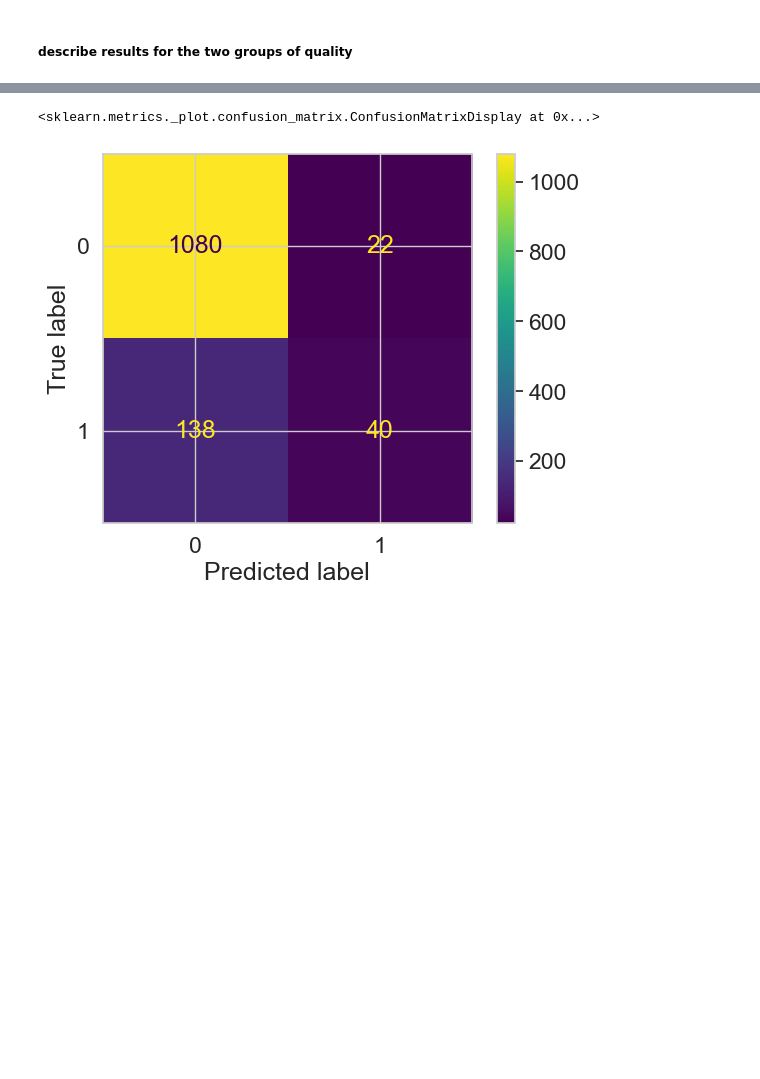
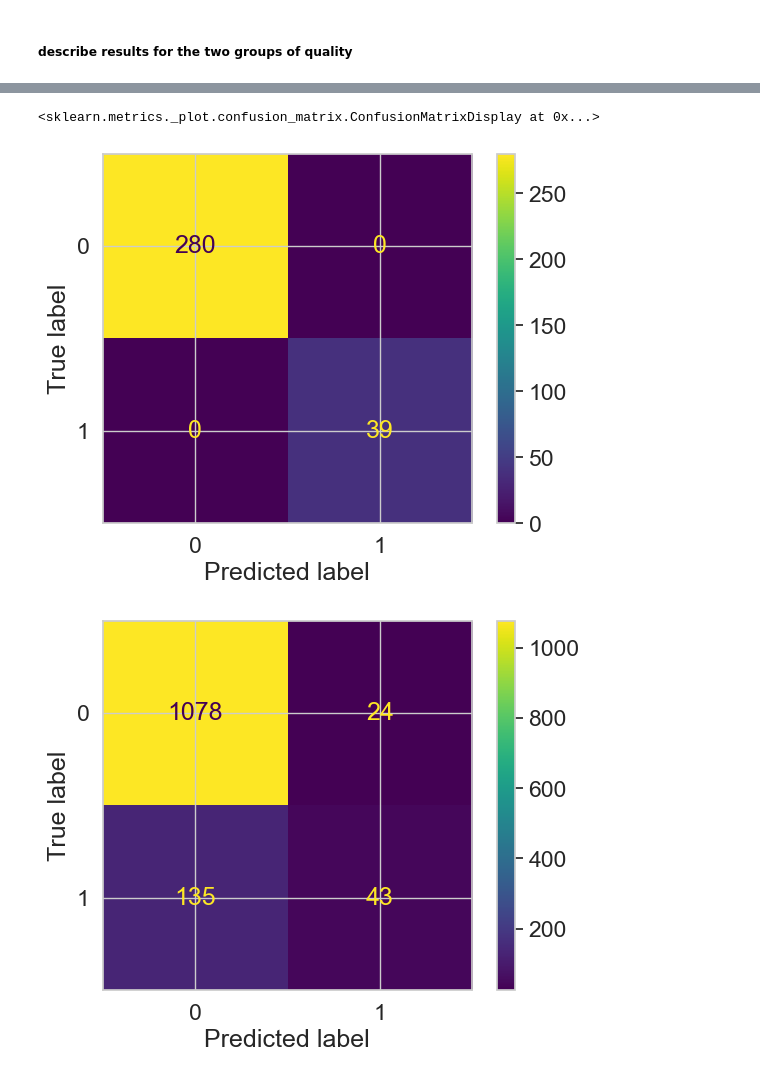
Before and after one commit to markus-senger/ML-Projekt-WineQuality, a Jupyter notebook: machine-learning-project.ipynb, the cells around one changed output, grey strips where cells are left out. Saved outputs shown, nothing was run; the diff lists cells and outputs as text; code cells hidden in the pictures; blank space fills up the shorter version.

```diff
--- a/machine-learning-project.ipynb
+++ b/machine-learning-project.ipynb
@@ -384,7 +379,15 @@ metrics.RocCurveDisplay.from_estimator(rf, X_test, y_test)
-# %%
-cm = confusion_matrix(y_test, yhat_test)
-cm_display = ConfusionMatrixDisplay(confusion_matrix=cm)
-cm_display.plot()
-# %% [output]
-<sklearn.metrics._plot.confusion_matrix.ConfusionMatrixDisplay at 0x...>
-[figure, removed]
+# %%
+y_train_pred = rfc.predict(X_train)
+y_test_pred = rfc.predict(X_test)
+
+cm_train = confusion_matrix(y_train, y_train_pred)
+cm_display_train = ConfusionMatrixDisplay(confusion_matrix=cm_train)
+cm_display_train.plot()
+
+cm_test = confusion_matrix(y_test, y_test_pred)
+cm_display_test = ConfusionMatrixDisplay(confusion_matrix=cm_test)
+cm_display_test.plot()
+# %% [output]
+<sklearn.metrics._plot.confusion_matrix.ConfusionMatrixDisplay at 0x...>
+[figure, added]
+[figure, added]
```
Also changed, not shown: parts of 10 cells of this notebook, 1 other file.
